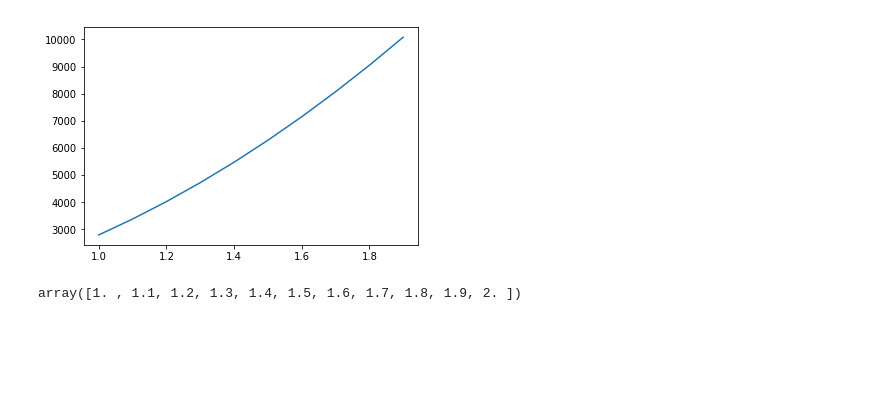
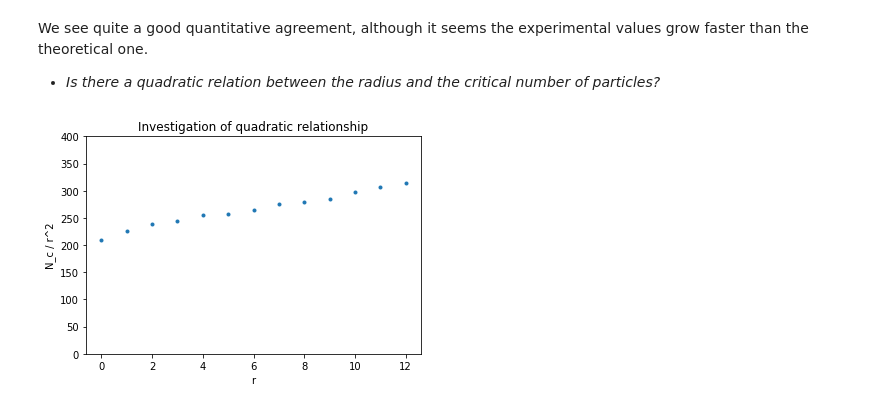
Before and after one commit to 0mar/non-newtonian-gate, a Jupyter notebook: relation_finder.ipynb, the cells around one changed output. Cells and saved outputs as stored; diff of their text form; code cells hidden in the pictures; blank space fills up the shorter version.

```diff
--- a/relation_finder.ipynb
+++ b/relation_finder.ipynb
@@ -47,14 +43,13 @@ New example: Fix $T = 20$, $R=1$, and find corresponding values for $N_c$:
-# %%
-radii = np.arange(1,2,0.1)
-delta = 0.3
-L = 0.6
-T = 20
-n_c = 8*np.pi*T*radii**2/(L*delta)
-plt.plot(radii,n_c)
-plt.show()
-# %% [output]
-[figure, removed]
-# %%
-radii
-# %% [output]
-array([1. , 1.1, 1.2, 1.3, 1.4, 1.5, 1.6, 1.7, 1.8, 1.9, 2. ])
+# %% [markdown]
+We see quite a good quantitative agreement, although it seems the experimental values grow faster than the theoretical one.
+
+ - *Is there a quadratic relation between the radius and the critical number of particles?*
+# %%
+plt.plot(crit/(radii)**2,'.')
+plt.title("Investigation of quadratic relationship")
+plt.xlabel("r")
+plt.ylabel("N_c / r^2")
+plt.ylim([0,400])
+plt.show()
+# %% [output]
+[figure, added]
```
Also changed, not shown: parts of 17 cells of this notebook.
